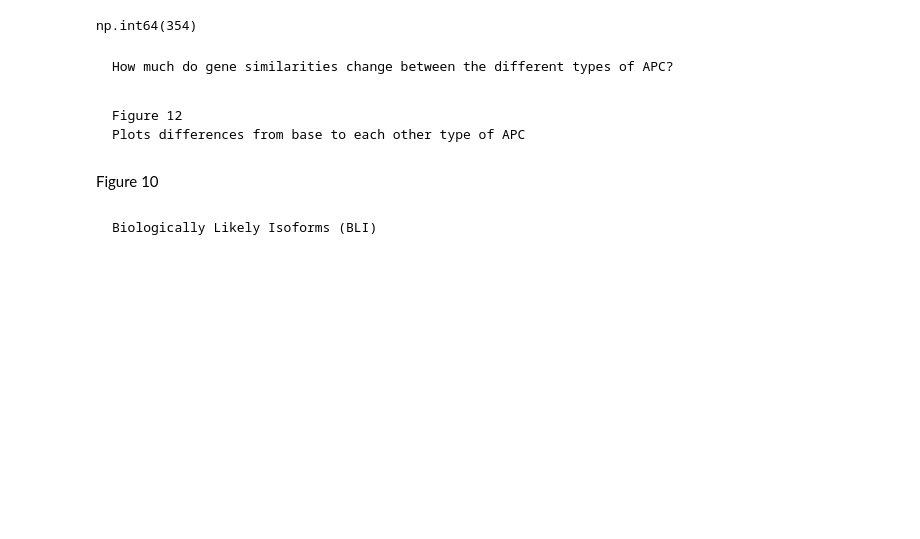
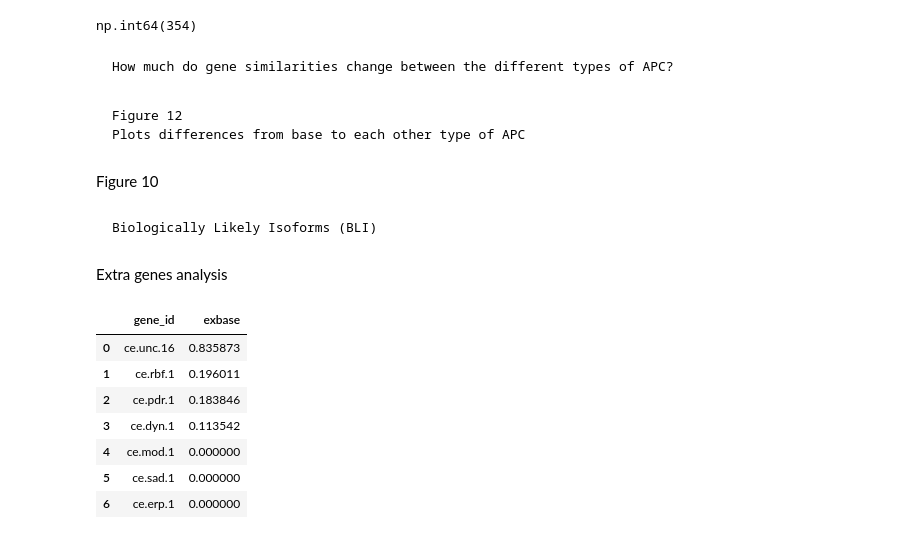
Before and after one commit to KorfLab/isoforms, a Jupyter notebook: APCanalysis/apc_figures.ipynb, the cells around one changed output. Cells and saved outputs as stored; diff of their text form; code cells hidden in the pictures; blank space fills up the shorter version.

```diff
--- a/APCanalysis/apc_figures.ipynb
+++ b/APCanalysis/apc_figures.ipynb
@@ -1070,3 +1070,5 @@ for ax in axes:
 plt.tight_layout()
 # %%
 bli_difs
+# %% [markdown]
+Extra genes analysis
@@ -1072,0 +1099,11 @@ bli_difs
+# %%
+exbase_dist
+# %% [output]
+|  | gene_id | exbase |
+| 0 | ce.unc.16 | 0.835873 |
+| 1 | ce.rbf.1 | 0.196011 |
+| 2 | ce.pdr.1 | 0.183846 |
+| 3 | ce.dyn.1 | 0.113542 |
+| 4 | ce.mod.1 | 0.000000 |
+| 5 | ce.sad.1 | 0.000000 |
+| 6 | ce.erp.1 | 0.000000 |
```
Also changed, not shown: parts of 8 cells of this notebook.
